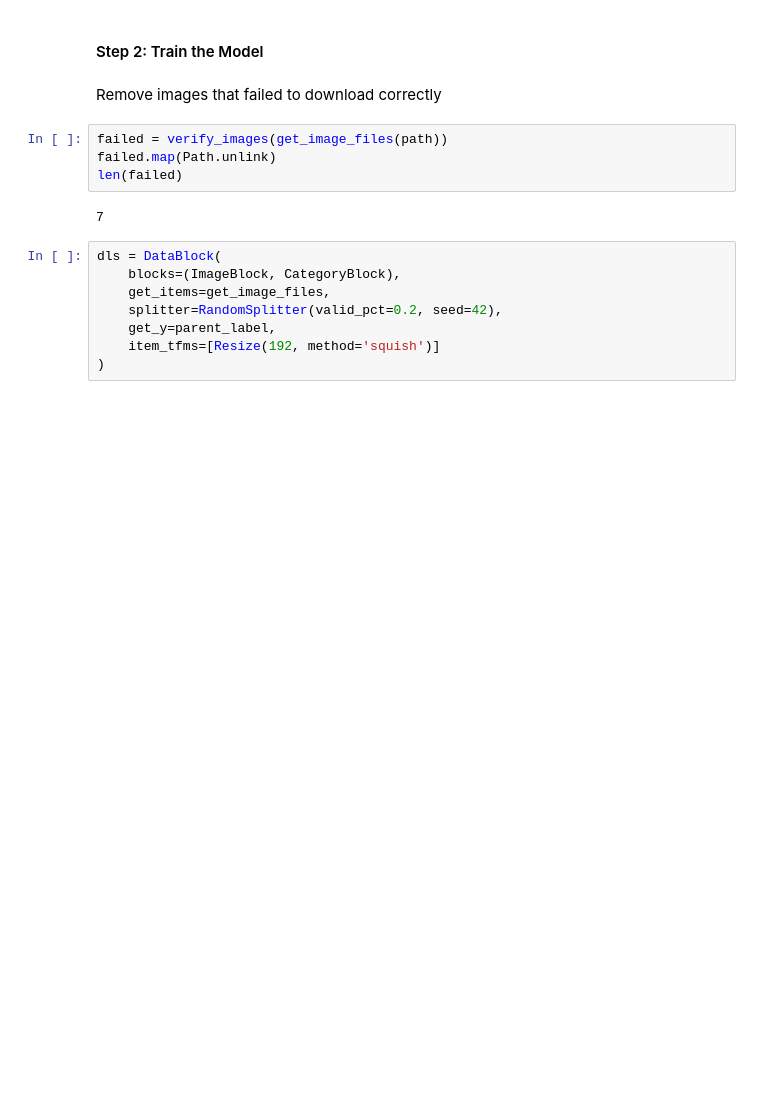
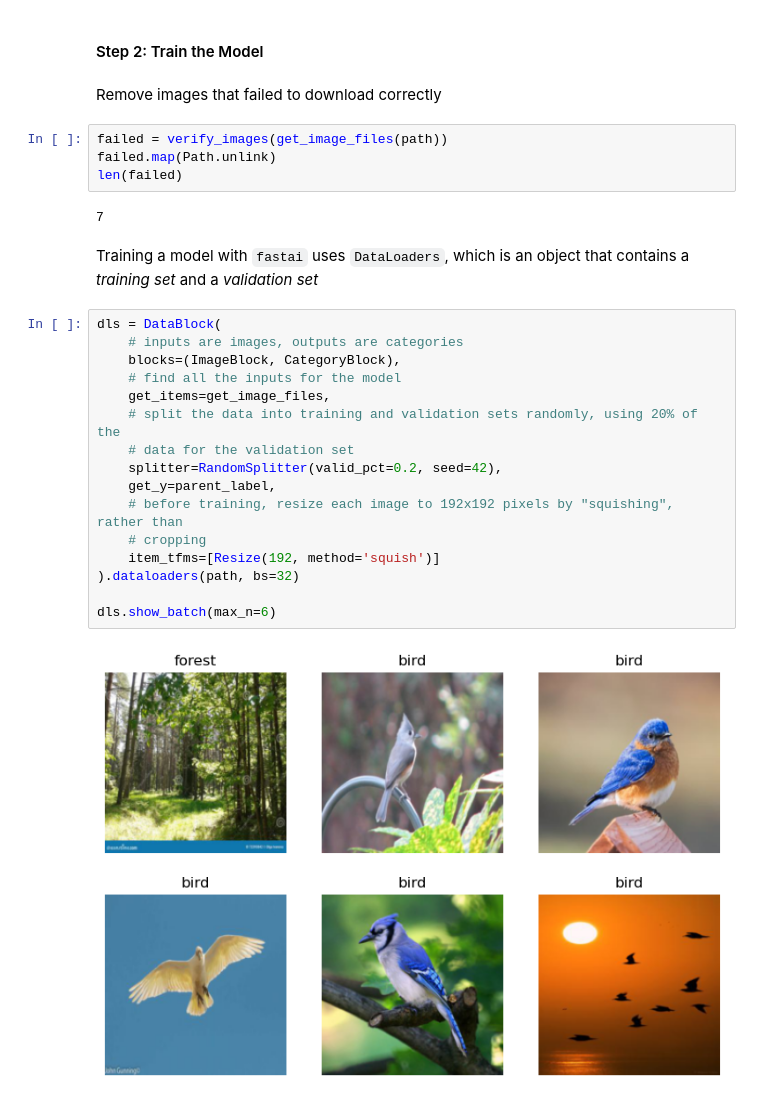
Before and after one commit to charlieroth/fastai, a Jupyter notebook: lesson_01.ipynb, the cells around one changed output. Cells and saved outputs as stored; diff of their text form; blank space fills up the shorter version.

```diff
--- a/lesson_01.ipynb
+++ b/lesson_01.ipynb
@@ -69,11 +68,23 @@ failed.map(Path.unlink)
 len(failed)
 # %% [output]
 7
-# %%
-dls = DataBlock(
-    blocks=(ImageBlock, CategoryBlock),
-    get_items=get_image_files,
-    splitter=RandomSplitter(valid_pct=0.2, seed=42),
-    get_y=parent_label,
-    item_tfms=[Resize(192, method='squish')]
-)
+# %% [markdown]
+Training a model with `fastai` uses `DataLoaders`, which is an object that contains a _training set_ and a _validation set_
+# %%
+dls = DataBlock(
+    # inputs are images, outputs are categories
+    blocks=(ImageBlock, CategoryBlock),
+    # find all the inputs for the model
+    get_items=get_image_files,
+    # split the data into training and validation sets randomly, using 20% of the
+    # data for the validation set
+    splitter=RandomSplitter(valid_pct=0.2, seed=42),
+    get_y=parent_label,
+    # before training, resize each image to 192x192 pixels by "squishing", rather than
+    # cropping
+    item_tfms=[Resize(192, method='squish')]
+).dataloaders(path, bs=32)
+
+dls.show_batch(max_n=6)
+# %% [output]
+[figure, added]
```
Also changed, not shown: parts of 7 cells of this notebook.
